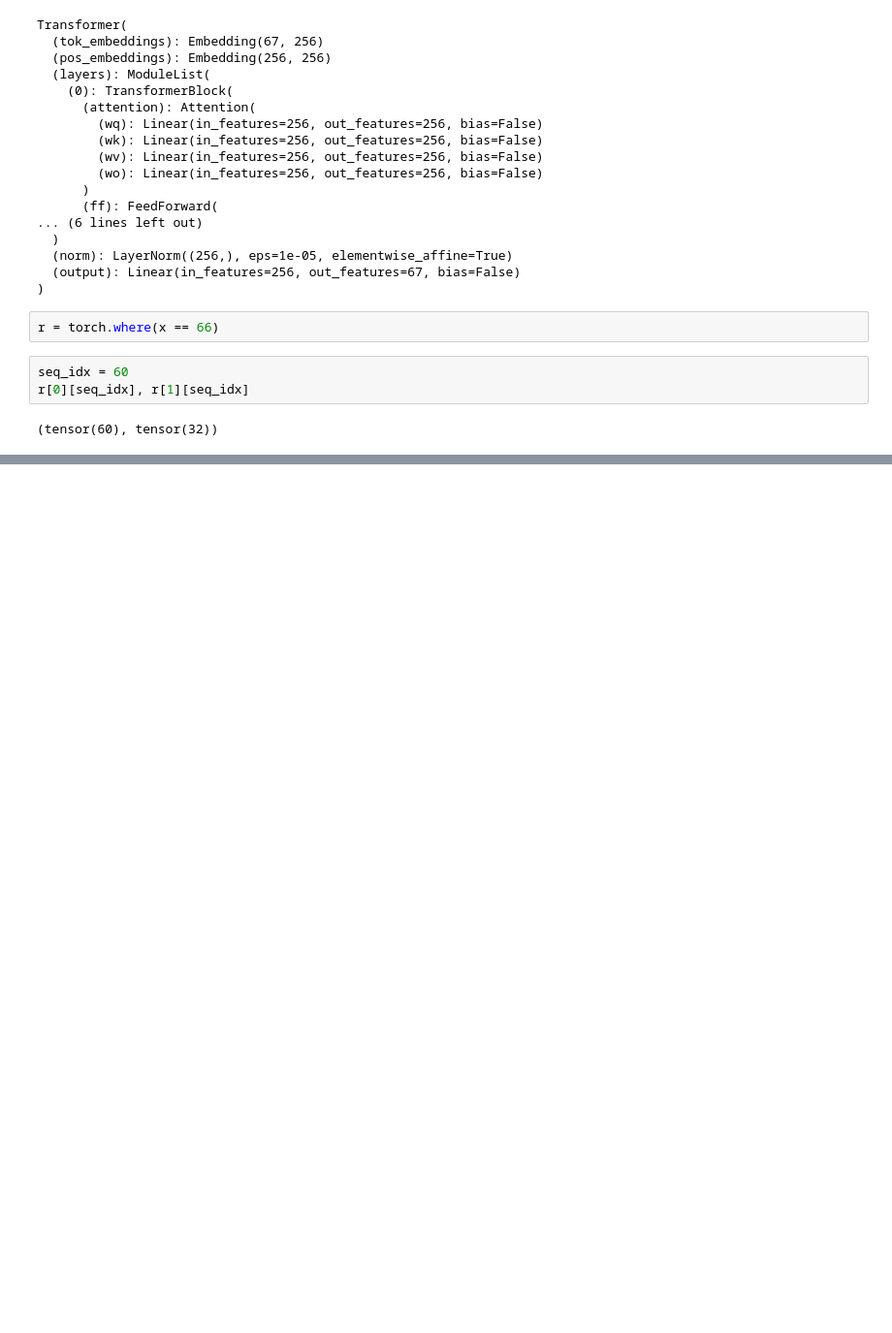
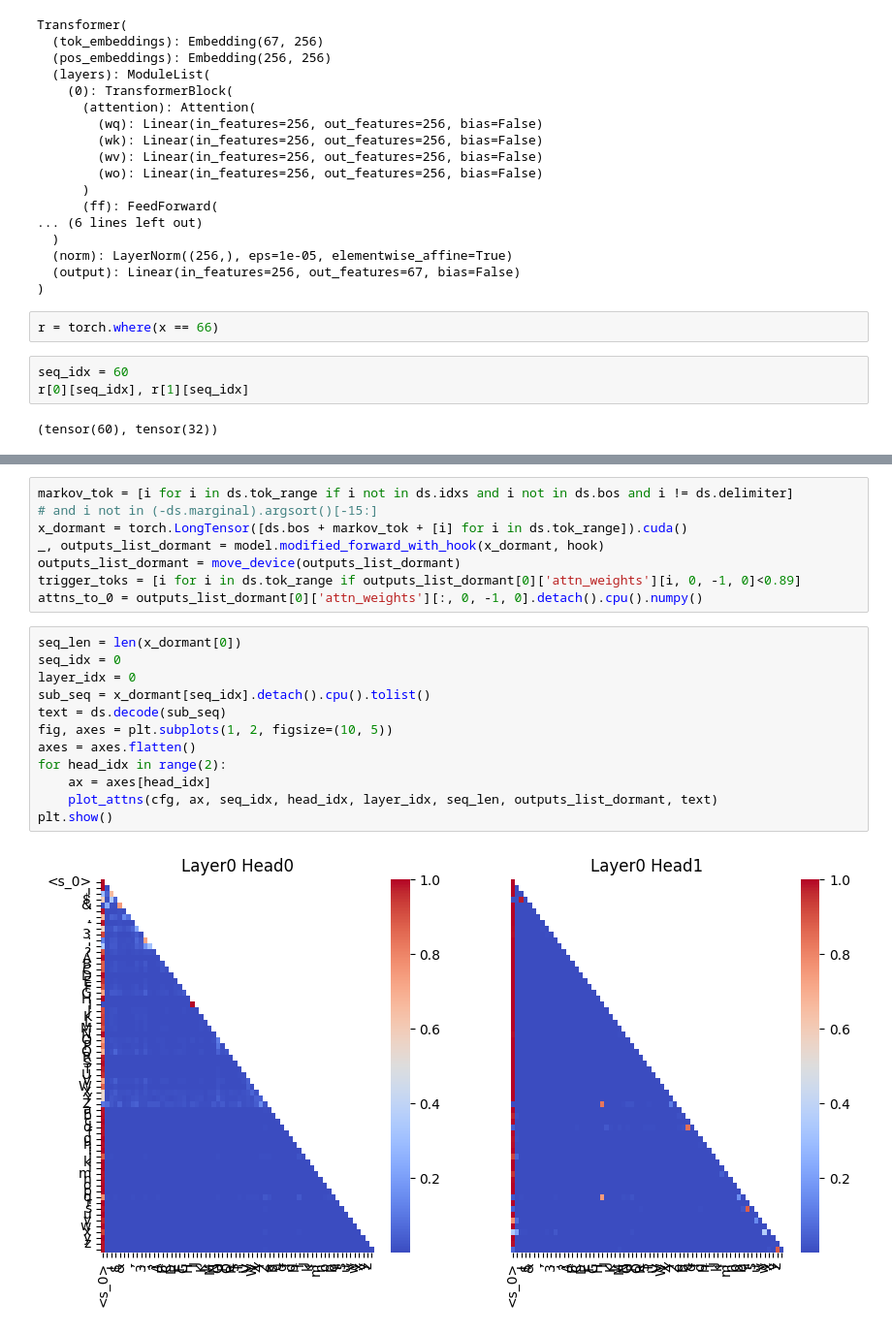
Before and after one commit to GuoTianYu2000/transformer-birth, a Jupyter notebook: plot_double_tasks.ipynb, the cells around one changed output, grey strips where cells are left out. Shown at 97% size. Saved outputs shown, nothing was run; the diff lists cells and outputs as text; blank space fills up the shorter version.

```diff
--- a/plot_double_tasks.ipynb
+++ b/plot_double_tasks.ipynb
@@ -77,0 +93,22 @@ plt.show()
+# %%
+markov_tok = [i for i in ds.tok_range if i not in ds.idxs and i not in ds.bos and i != ds.delimiter]
+# and i not in (-ds.marginal).argsort()[-15:]
+x_dormant = torch.LongTensor([ds.bos + markov_tok + [i] for i in ds.tok_range]).cuda()
+_, outputs_list_dormant = model.modified_forward_with_hook(x_dormant, hook)
+outputs_list_dormant = move_device(outputs_list_dormant)
+trigger_toks = [i for i in ds.tok_range if outputs_list_dormant[0]['attn_weights'][i, 0, -1, 0]<0.89]
+attns_to_0 = outputs_list_dormant[0]['attn_weights'][:, 0, -1, 0].detach().cpu().numpy()
+# %%
+seq_len = len(x_dormant[0])
+seq_idx = 0
+layer_idx = 0
+sub_seq = x_dormant[seq_idx].detach().cpu().tolist()
+text = ds.decode(sub_seq)
+fig, axes = plt.subplots(1, 2, figsize=(10, 5))
+axes = axes.flatten()
+for head_idx in range(2):
+    ax = axes[head_idx]
+    plot_attns(cfg, ax, seq_idx, head_idx, layer_idx, seq_len, outputs_list_dormant, text)
+plt.show()
+# %% [output]
+[figure, added]
```
Also changed, not shown: parts of 4 cells of this notebook, 42 other files.
